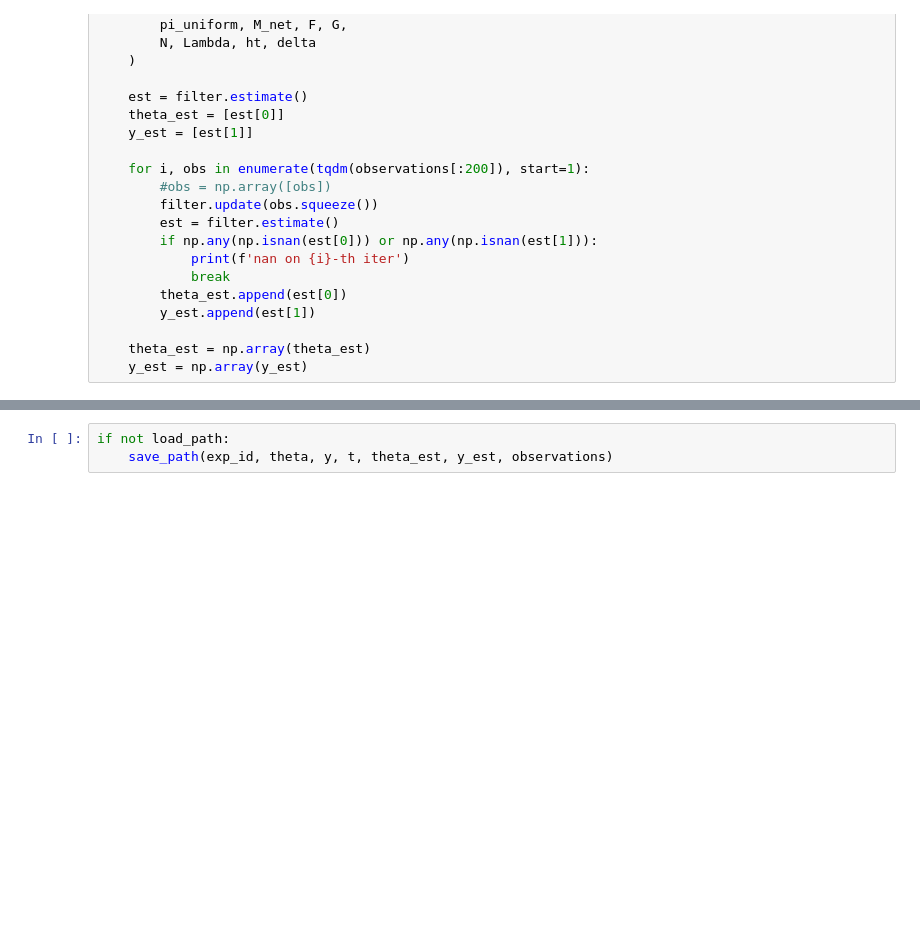
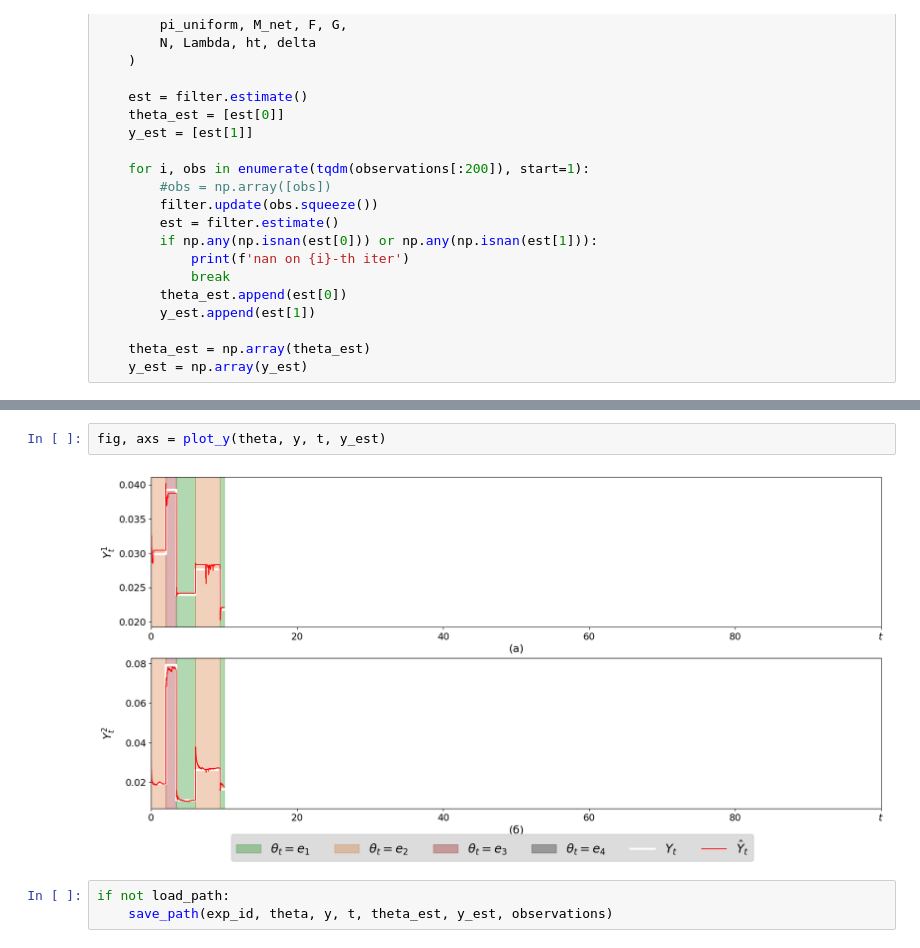
Before and after one commit to yuriykurinov/discretized_filter, a Jupyter notebook: filtering.ipynb, the cells around one changed output, grey strips where cells are left out. Cells and saved outputs as stored; diff of their text form; blank space fills up the shorter version.

```diff
--- a/filtering.ipynb
+++ b/filtering.ipynb
@@ -105,3 +114,7 @@ plt.show()
+# %%
+fig, axs = plot_y(theta, y, t, y_est)
+# %% [output]
+[figure, added]
 # %%
 if not load_path:
     save_path(exp_id, theta, y, t, theta_est, y_est, observations)
```
Also changed, not shown: parts of 6 cells of this notebook, 3 other files.
